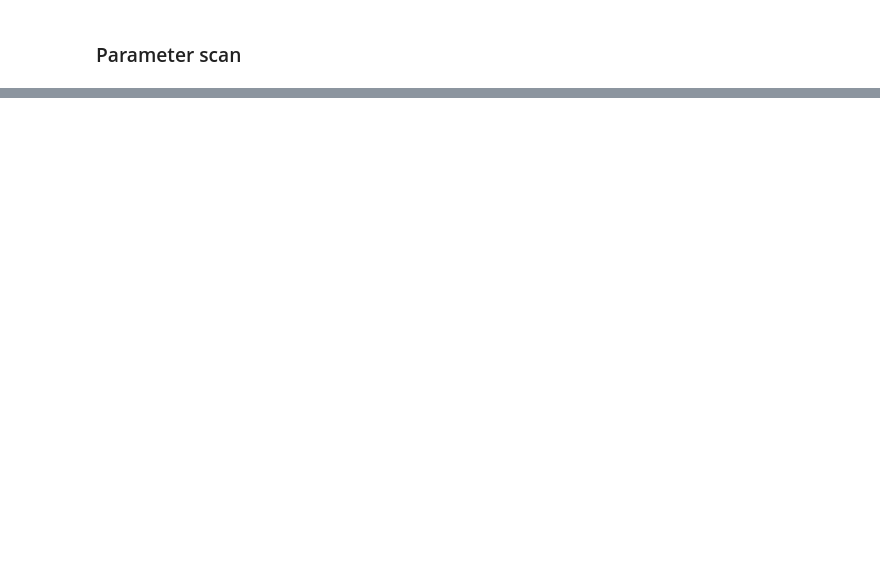
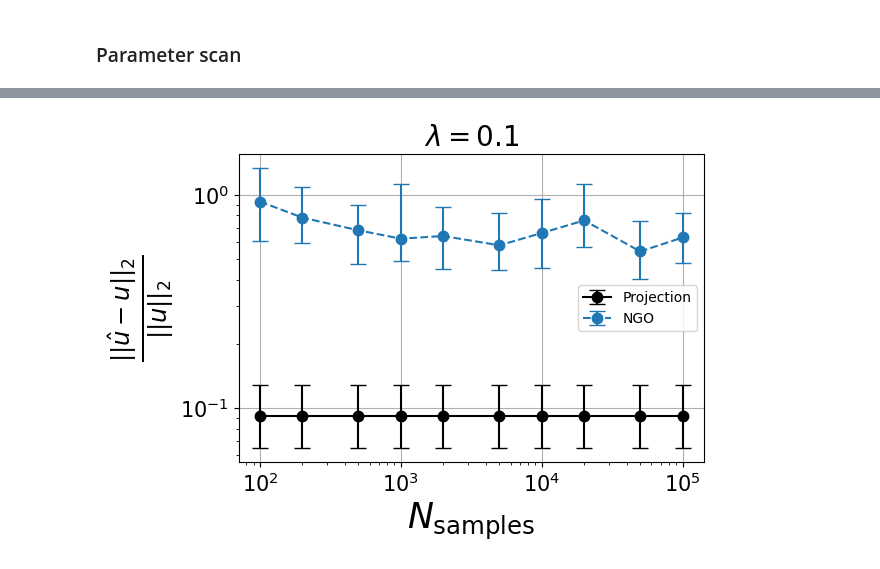
Before and after one commit to JoostHMPrins/ngo, a Jupyter notebook: analysisnotebooks/NGOpredictions.ipynb, the cells around one changed output, grey strips where cells are left out. Saved outputs shown, nothing was run; the diff lists cells and outputs as text; code cells hidden in the pictures; blank space fills up the shorter version.

```diff
--- a/analysisnotebooks/NGOpredictions.ipynb
+++ b/analysisnotebooks/NGOpredictions.ipynb
@@ -937,0 +1075,77 @@ plt.savefig("N_epochs_lambda01.svg", bbox_inches='tight')#, transparent=True)
+# %%
+L2_scaled_avg = np.zeros((len(models),len(values)))
+yerr = np.zeros((len(models),2,len(values)))
+
+linestyles = ['--','--','--','--','--']
+colors = ['C0','C1','C2','C1','C2','C2','C4','C5','C6']
+
+size_title = 20
+size_ticklabels = 15
+size_axeslabels = 25
+
+dataset = MFSetDarcy(N_samples=N_samples, d=2, l_min=l_min, l_max=l_max)
+theta = dataset.theta
+f = dataset.f
+etat = dataset.etat
+etab = dataset.etab
+gl = dataset.gl
+gr = dataset.gr
+u = dataset.u
+u_exact = []
+for j in range(len(u)):
+    u_exact.append(u[j](x))
+u_exact = np.array(u_exact)
+
+for m in range(len(models)):
+    for i in range(len(values)):
+        model = loadmodelfromlabel(model=NGO, label=str(values[i]), logdir=logdir, sublogdir=models[m], map_location=map_location)
+        model.hparams['modeltype'] = 'projection'
+        u_hat = model.simforward(theta, f, etab, etat, gl, gr, x, u)
+        L22_diff = np.sum(w[None,:]*(u_hat - u_exact)**2, axis=-1)
+        L2_diff = L22_diff**(1/2)
+        L22_norm = np.sum(w[None,:]*(u_exact)**2, axis=-1)
+        L2_norm = L22_norm**(1/2)
+        L2_scaled_array = L2_diff/np.maximum(L2_norm, 1e-7*np.ones_like(L2_norm))
+        L2_scaled_avg[m,i] = np.average(L2_scaled_array)
+        q_l = np.quantile(L2_scaled_array, q_low)
+        q_h = np.quantile(L2_scaled_array, q_high)
+        yerr[m,:,i] = np.array([L2_scaled_avg[m,i] - q_l, -L2_scaled_avg[m,i] + q_h])
+
+fig, ax = plt.subplots(1,1, figsize=(6, 4))
+fig.subplots_adjust(left=None, bottom=None, right=None, top=None, wspace=0.4, hspace=0.4)
+
+plots = []
+for m in range(len(models)):
+    # plots.append(ax.plot(l, L2_scaled_avg[m], color=colors[m], label=str(model), linestyle=linestyles[m]))
+    plots.append(ax.errorbar(values, L2_scaled_avg[m], yerr=yerr[m], fmt=".-", capsize=6, ms=15, label='Projection', color='black', linestyle='-'))
+
+
+for m in range(len(models)):
+    for i in range(len(values)):
+        model = loadmodelfromlabel(model=NGO, label=str(values[i]), logdir=logdir, sublogdir=models[m], map_location=map_location)
+        u_hat = model.simforward(theta, f, etab, etat, gl, gr, x, u)
+        L22_diff = np.sum(w[None,:]*(u_hat - u_exact)**2, axis=-1)
+        L2_diff = L22_diff**(1/2)
+        L22_norm = np.sum(w[None,:]*(u_exact)**2, axis=-1)
+        L2_norm = L22_norm**(1/2)
+        L2_scaled_array = L2_diff/np.maximum(L2_norm, 1e-7*np.ones_like(L2_norm))
+        L2_scaled_avg[m,i] = np.average(L2_scaled_array)
+        q_l = np.quantile(L2_scaled_array, q_low)
+        q_h = np.quantile(L2_scaled_array, q_high)
+        yerr[m,:,i] = np.array([L2_scaled_avg[m,i] - q_l, -L2_scaled_avg[m,i] + q_h])
+
+for m in range(len(models)):
+    # plots.append(ax.plot(l, L2_scaled_avg[m], color=colors[m], label=str(model), linestyle=linestyles[m]))
+    plots.append(ax.errorbar(values, L2_scaled_avg[m], yerr=yerr[m], fmt=".-", capsize=6, ms=15, label='NGO', color=colors[m], linestyle='--'))
+
+ax.tick_params(axis='both', labelsize=size_ticklabels)
+ax.set_title(r'$\lambda=0.1$', fontsize=size_title)
+ax.set_xlabel(r'$N_{\mathrm{samples}}$', fontsize=size_axeslabels)
+ax.set_ylabel(r'$\frac{||\hat{u}-u||_2}{||u||_2}$', fontsize=size_axeslabels)
+ax.set_xscale('log')
+ax.set_yscale('log')
+ax.grid()
+plt.legend(handles=plots, fontsize=10)
+plt.savefig("N_samples_lambda01.svg", bbox_inches='tight')#, transparent=True)
+# %% [output]
+[figure, added]
```
Also changed, not shown: parts of 14 cells of this notebook.
